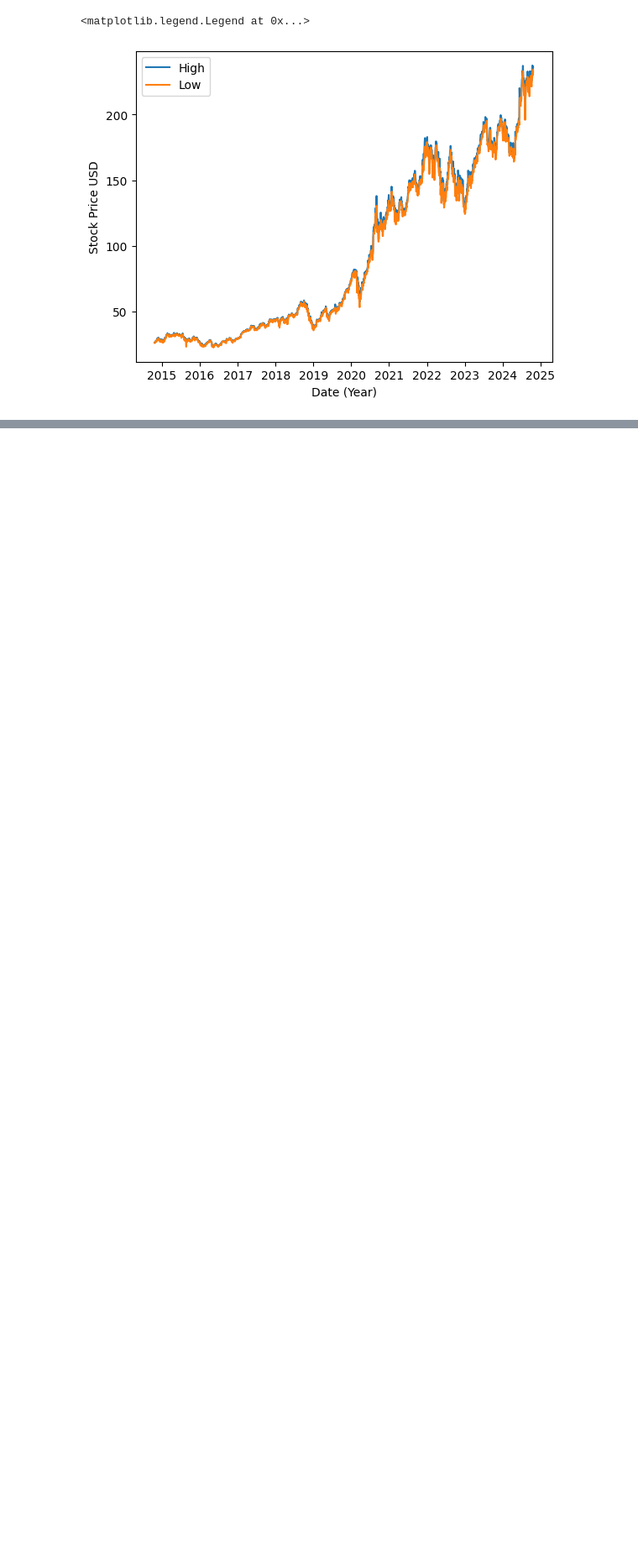
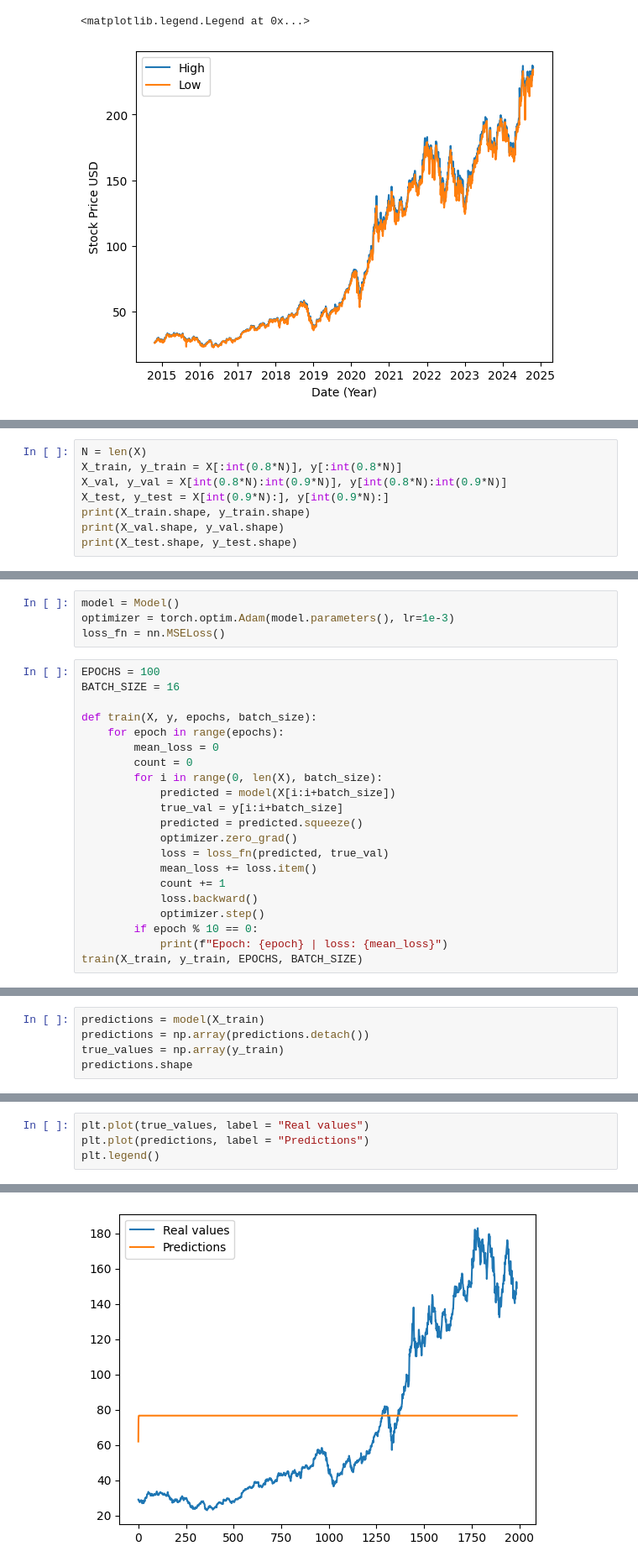
Before and after one commit to fmayo96/time-series-aapl, a Jupyter notebook: AAPL.ipynb, the cells around one changed output, grey strips where cells are left out. Shown: that part at 84% size. Cells and saved outputs as stored; diff of their text form; blank space fills up the shorter version.

Commit message:
update lstm model

```diff
--- a/AAPL.ipynb
+++ b/AAPL.ipynb
@@ -77,0 +60,8 @@ X.shape, y.shape
+# %%
+N = len(X)
+X_train, y_train = X[:int(0.8*N)], y[:int(0.8*N)]
+X_val, y_val = X[int(0.8*N):int(0.9*N)], y[int(0.8*N):int(0.9*N)]
+X_test, y_test = X[int(0.9*N):], y[int(0.9*N):]
+print(X_train.shape, y_train.shape)
+print(X_val.shape, y_val.shape)
+print(X_test.shape, y_test.shape)
@@ -84,0 +88,25 @@ tensor([26.3700, 26.6850, 26.8425, 26.8375, 27.0100]) tensor(27.5750)
+# %%
+model = Model()
+optimizer = torch.optim.Adam(model.parameters(), lr=1e-3)
+loss_fn = nn.MSELoss()
+# %%
+EPOCHS = 100
+BATCH_SIZE = 16
+
+def train(X, y, epochs, batch_size):
+    for epoch in range(epochs):
+        mean_loss = 0
+        count = 0
+        for i in range(0, len(X), batch_size):
+            predicted = model(X[i:i+batch_size])
+            true_val = y[i:i+batch_size]
+            predicted = predicted.squeeze()
+            optimizer.zero_grad()
+            loss = loss_fn(predicted, true_val)
+            mean_loss += loss.item()
+            count += 1
+            loss.backward()
+            optimizer.step()
+        if epoch % 10 == 0:
+            print(f"Epoch: {epoch} | loss: {mean_loss}")
+train(X_train, y_train, EPOCHS, BATCH_SIZE)
@@ -84,0 +124,5 @@ tensor([26.3700, 26.6850, 26.8425, 26.8375, 27.0100]) tensor(27.5750)
+# %%
+predictions = model(X_train)
+predictions = np.array(predictions.detach())
+true_values = np.array(y_train)
+predictions.shape
@@ -84,0 +131,5 @@ tensor([26.3700, 26.6850, 26.8425, 26.8375, 27.0100]) tensor(27.5750)
+# %%
+plt.plot(true_values, label = "Real values")
+plt.plot(predictions, label = "Predictions")
+plt.legend()
+# %% [output]
@@ -84,0 +137 @@ tensor([26.3700, 26.6850, 26.8425, 26.8375, 27.0100]) tensor(27.5750)
+[figure, added]
```
Also changed, not shown: parts of 12 cells of this notebook.
